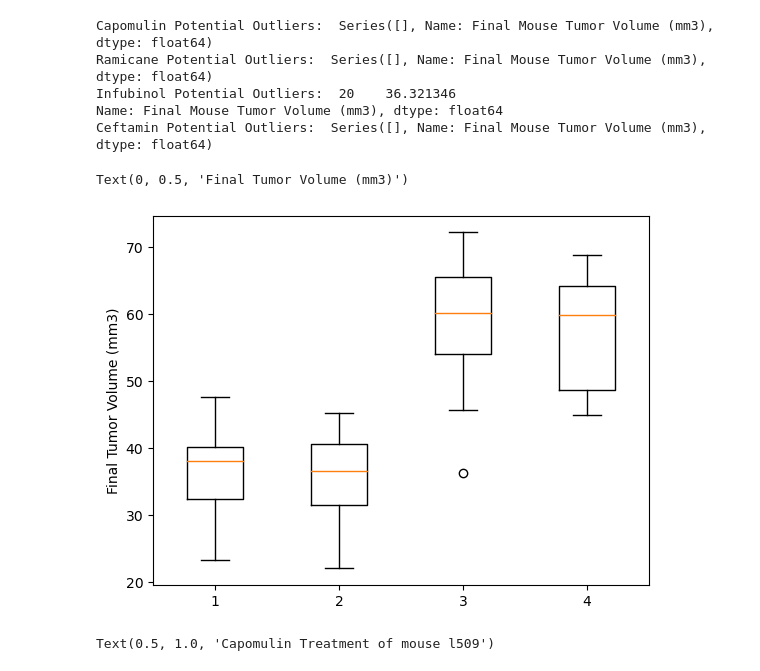
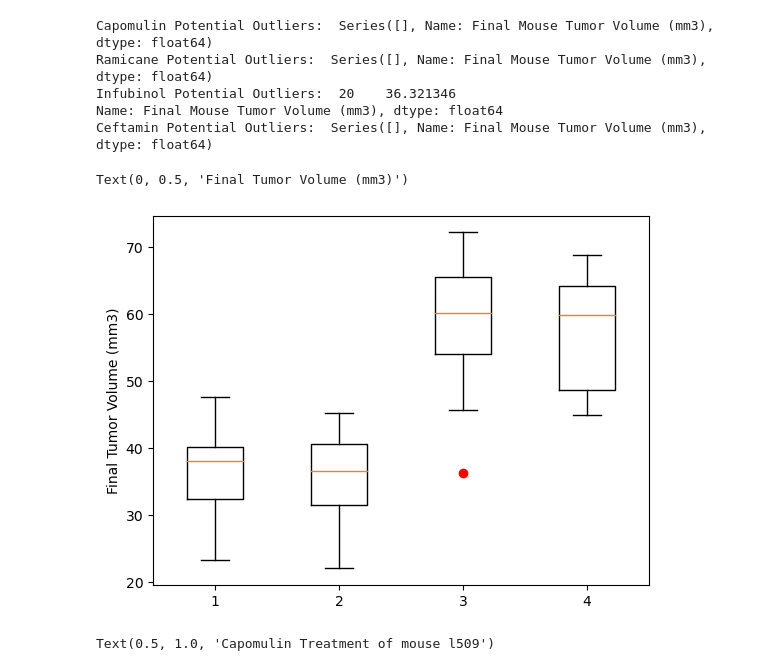
Before and after one commit to JustinS25/Pymaceuticals-Challenge, a Jupyter notebook: pymaceuticals-challenge.ipynb, the cells around one changed output. Saved outputs shown, nothing was run; the diff lists cells and outputs as text; code cells hidden in the pictures.

```diff
--- a/pymaceuticals-challenge.ipynb
+++ b/pymaceuticals-challenge.ipynb
@@ -292,11 +292,11 @@ Ceftamin Potential Outliers:  Series([], Name: Final Mouse Tumor Volume (mm3), d
 # %%
 # Generate a box plot that shows the distrubution of the tumor volume for each treatment group.
 
-plt.boxplot(tumor_vol)
+plt.boxplot(tumor_vol, sym = "r")
 plt.ylabel("Final Tumor Volume (mm3)")
 # %% [output]
 Text(0, 0.5, 'Final Tumor Volume (mm3)')
-[figure, old version]
+[figure, new version]
 # %%
 # Generate a line plot of tumor volume vs. time point for a single mouse treated with Capomulin
 # Create new blank list to store mouse IDs
```
Also changed, not shown: parts of 2 cells of this notebook, 1 other file.
